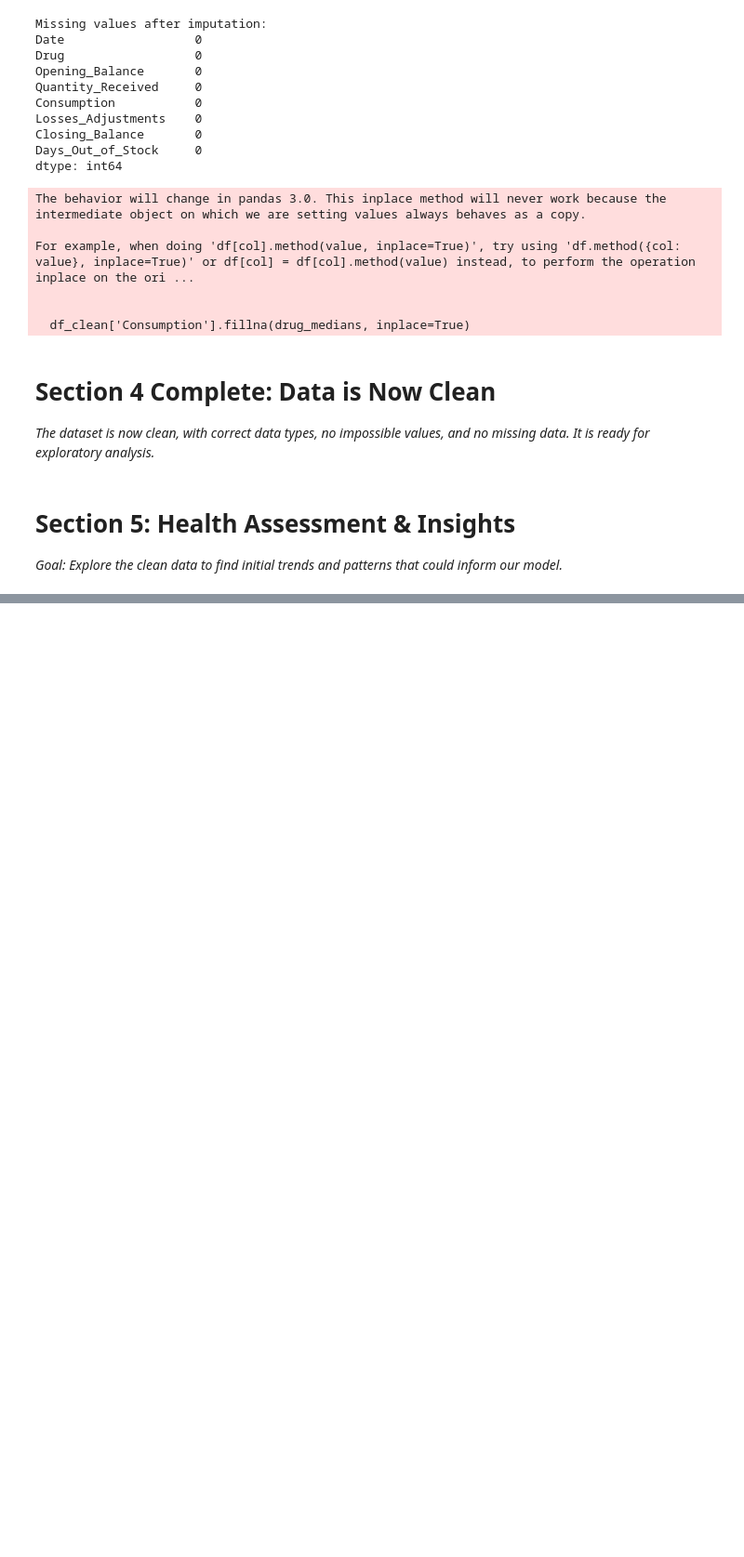
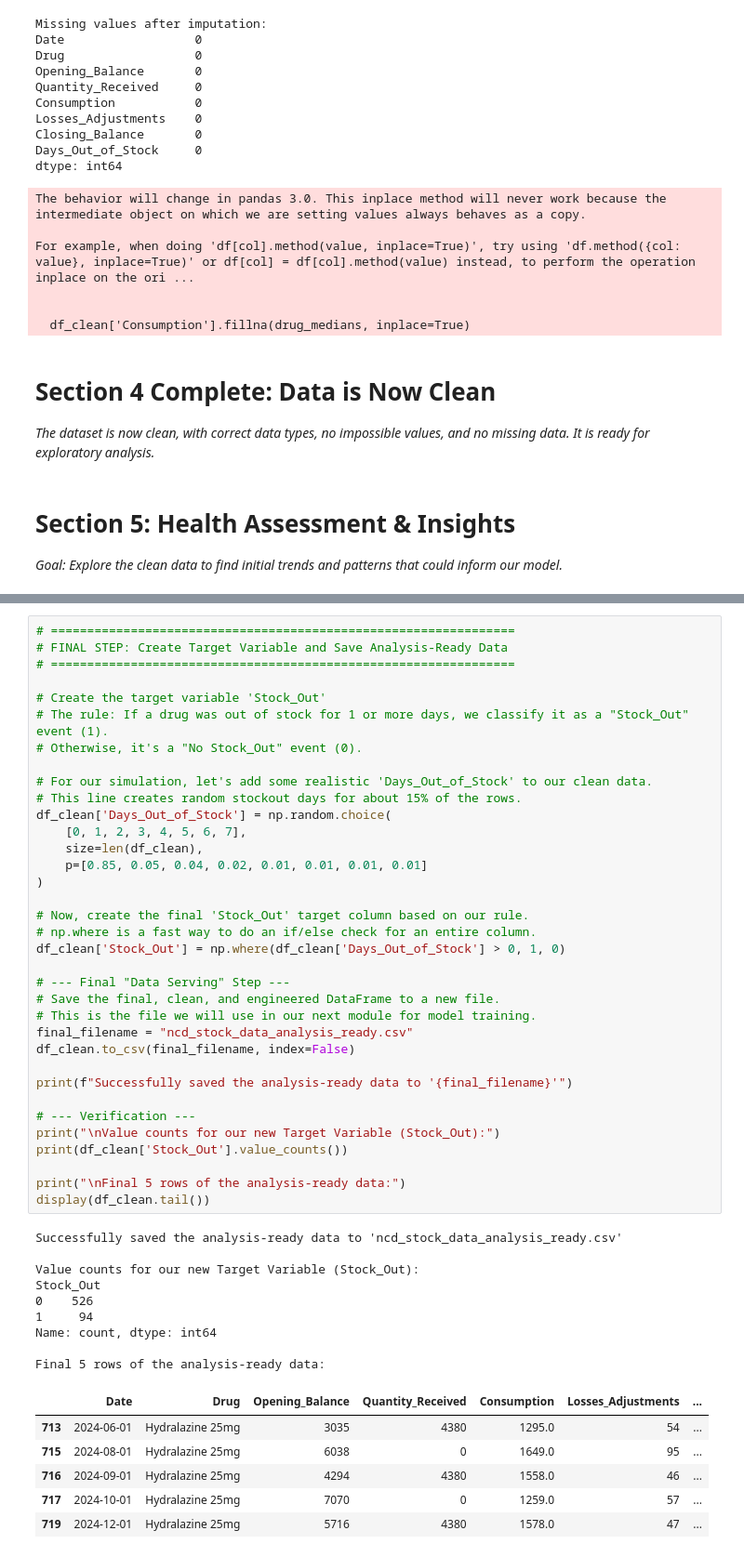
Before and after one commit to aduku-titus/ncd-stockout-predictor, a Jupyter notebook: 1_Data_Cleaning_and_EDA.ipynb, the cells around one changed output, grey strips where cells are left out. Shown at 93% size. Drawn from its saved outputs; the diff is of its cells as text; blank space fills up the shorter version.

Commit message:
Finish Module 1.1: Complete data cleaning and feature engineering

```diff
--- a/1_Data_Cleaning_and_EDA.ipynb
+++ b/1_Data_Cleaning_and_EDA.ipynb
@@ -194,0 +224,51 @@ plt.show()
+# %%
+# ================================================================
+# FINAL STEP: Create Target Variable and Save Analysis-Ready Data
+# ================================================================
+
+# Create the target variable 'Stock_Out'
+# The rule: If a drug was out of stock for 1 or more days, we classify it as a "Stock_Out" event (1).
+# Otherwise, it's a "No Stock_Out" event (0).
+
+# For our simulation, let's add some realistic 'Days_Out_of_Stock' to our clean data.
+# This line creates random stockout days for about 15% of the rows.
+df_clean['Days_Out_of_Stock'] = np.random.choice(
+    [0, 1, 2, 3, 4, 5, 6, 7],
+    size=len(df_clean),
+    p=[0.85, 0.05, 0.04, 0.02, 0.01, 0.01, 0.01, 0.01]
+)
+
+# Now, create the final 'Stock_Out' target column based on our rule.
+# np.where is a fast way to do an if/else check for an entire column.
+df_clean['Stock_Out'] = np.where(df_clean['Days_Out_of_Stock'] > 0, 1, 0)
+
+# --- Final "Data Serving" Step ---
+# Save the final, clean, and engineered DataFrame to a new file.
+# This is the file we will use in our next module for model training.
+final_filename = "ncd_stock_data_analysis_ready.csv"
+df_clean.to_csv(final_filename, index=False)
+
+print(f"Successfully saved the analysis-ready data to '{final_filename}'")
+
+# --- Verification ---
+print("\nValue counts for our new Target Variable (Stock_Out):")
+print(df_clean['Stock_Out'].value_counts())
+
+print("\nFinal 5 rows of the analysis-ready data:")
+display(df_clean.tail())
+# %% [output]
+Successfully saved the analysis-ready data to 'ncd_stock_data_analysis_ready.csv'
+
+Value counts for our new Target Variable (Stock_Out):
+Stock_Out
+0    526
+1     94
+Name: count, dtype: int64
+
+Final 5 rows of the analysis-ready data:
+|  | Date | Drug | Opening_Balance | Quantity_Received | Consumption | Losses_Adjustments | ... |
+| 713 | 2024-06-01 | Hydralazine 25mg | 3035 | 4380 | 1295.0 | 54 | ... |
+| 715 | 2024-08-01 | Hydralazine 25mg | 6038 | 0 | 1649.0 | 95 | ... |
+| 716 | 2024-09-01 | Hydralazine 25mg | 4294 | 4380 | 1558.0 | 46 | ... |
+| 717 | 2024-10-01 | Hydralazine 25mg | 7070 | 0 | 1259.0 | 57 | ... |
+| 719 | 2024-12-01 | Hydralazine 25mg | 5716 | 4380 | 1578.0 | 47 | ... |
```
Also changed, not shown: parts of 11 cells of this notebook.
